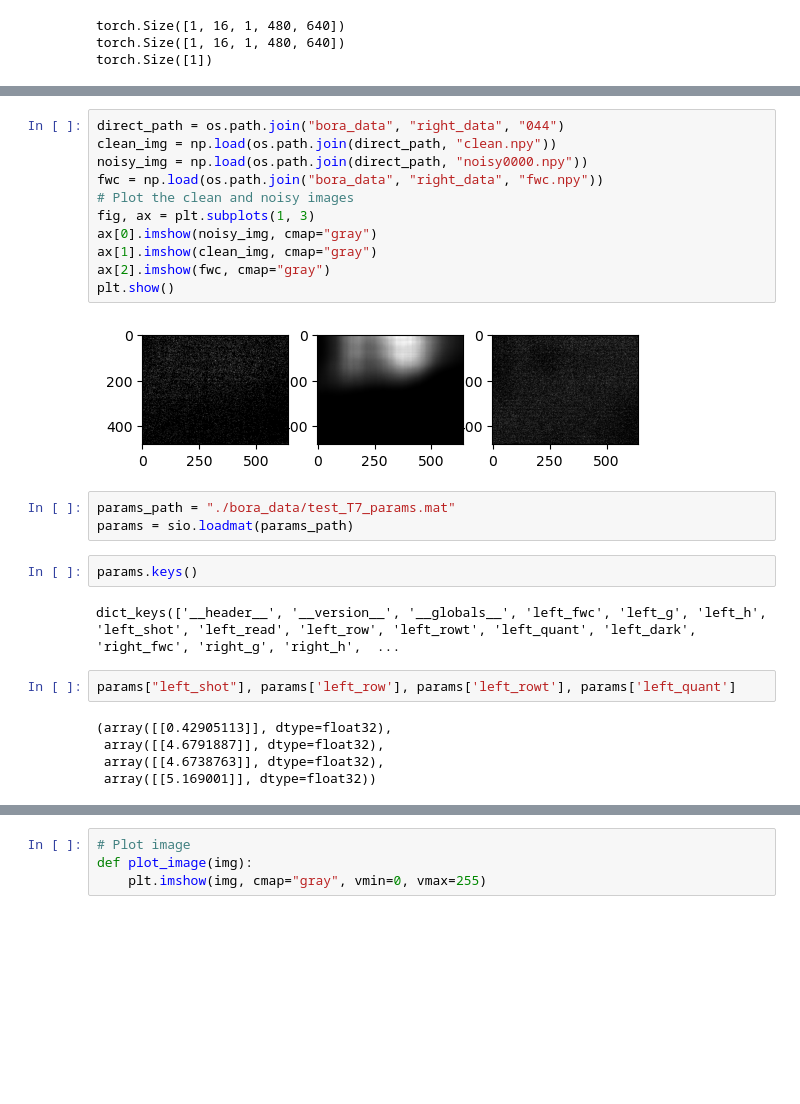
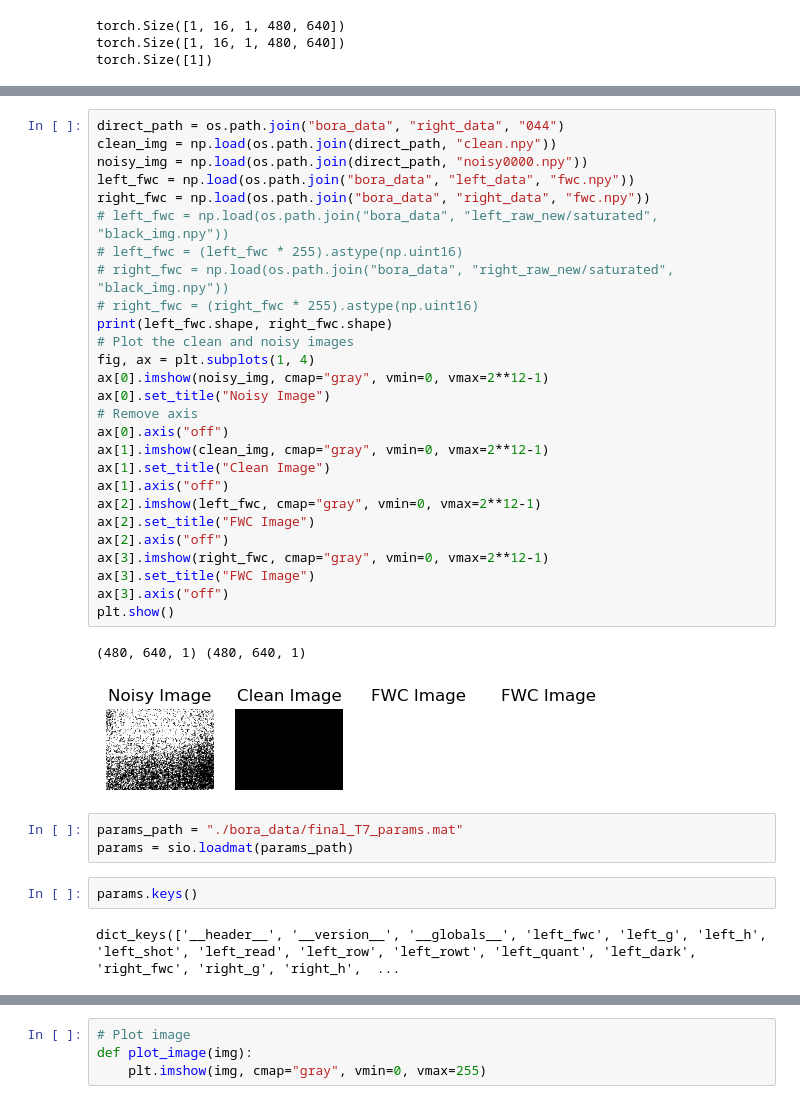
Before and after one commit to kellyzoo/t7_simulation, a Jupyter notebook: train_test.ipynb, the cells around one changed output, grey strips where cells are left out. Cells and saved outputs as stored; diff of their text form; blank space fills up the shorter version.

```diff
--- a/train_test.ipynb
+++ b/train_test.ipynb
@@ -169,27 +194,37 @@ plt.show()
 # %%
 direct_path = os.path.join("bora_data", "right_data", "044")
 clean_img = np.load(os.path.join(direct_path, "clean.npy"))
 noisy_img = np.load(os.path.join(direct_path, "noisy0000.npy"))
-fwc = np.load(os.path.join("bora_data", "right_data", "fwc.npy"))
+left_fwc = np.load(os.path.join("bora_data", "left_data", "fwc.npy"))
+right_fwc = np.load(os.path.join("bora_data", "right_data", "fwc.npy"))
+# left_fwc = np.load(os.path.join("bora_data", "left_raw_new/saturated", "black_img.npy"))
+# left_fwc = (left_fwc * 255).astype(np.uint16)
+# right_fwc = np.load(os.path.join("bora_data", "right_raw_new/saturated", "black_img.npy"))
+# right_fwc = (right_fwc * 255).astype(np.uint16)
+print(left_fwc.shape, right_fwc.shape)
 # Plot the clean and noisy images
-fig, ax = plt.subplots(1, 3)
-ax[0].imshow(noisy_img, cmap="gray")
-ax[1].imshow(clean_img, cmap="gray")
-ax[2].imshow(fwc, cmap="gray")
+fig, ax = plt.subplots(1, 4)
+ax[0].imshow(noisy_img, cmap="gray", vmin=0, vmax=2**12-1)
+ax[0].set_title("Noisy Image")
+# Remove axis
+ax[0].axis("off")
+ax[1].imshow(clean_img, cmap="gray", vmin=0, vmax=2**12-1)
+ax[1].set_title("Clean Image")
+ax[1].axis("off")
+ax[2].imshow(left_fwc, cmap="gray", vmin=0, vmax=2**12-1)
+ax[2].set_title("FWC Image")
+ax[2].axis("off")
+ax[3].imshow(right_fwc, cmap="gray", vmin=0, vmax=2**12-1)
+ax[3].set_title("FWC Image")
+ax[3].axis("off")
 plt.show()
 # %% [output]
+(480, 640, 1) (480, 640, 1)
-[figure, old version]
+[figure, new version]
 # %%
-params_path = "./bora_data/test_T7_params.mat"
+params_path = "./bora_data/final_T7_params.mat"
 params = sio.loadmat(params_path)
 # %%
 params.keys()
 # %% [output]
 dict_keys(['__header__', '__version__', '__globals__', 'left_fwc', 'left_g', 'left_h', 'left_shot', 'left_read', 'left_row', 'left_rowt', 'left_quant', 'left_dark', 'right_fwc', 'right_g', 'right_h',  ...
-# %%
-params["left_shot"], params['left_row'], params['left_rowt'], params['left_quant']
-# %% [output]
-(array([[0.42905113]], dtype=float32),
- array([[4.6791887]], dtype=float32),
- array([[4.6738763]], dtype=float32),
- array([[5.169001]], dtype=float32))
```
Also changed, not shown: parts of 9 cells of this notebook, 6 other files.
